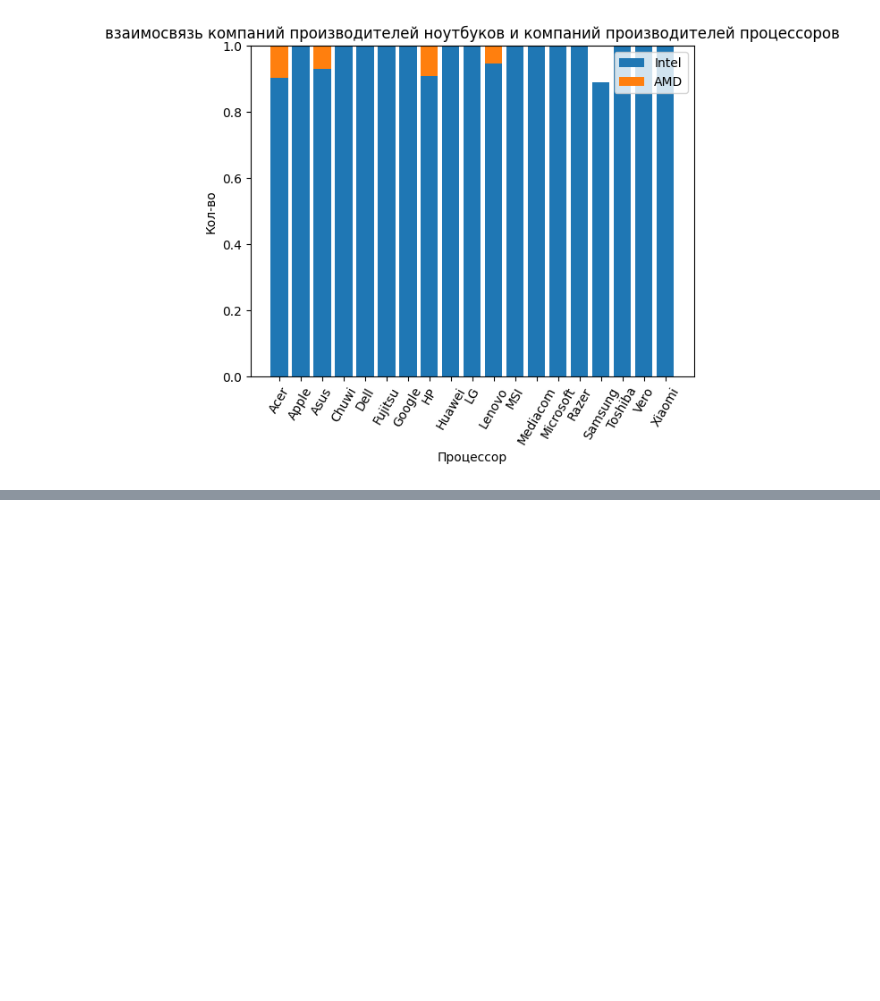
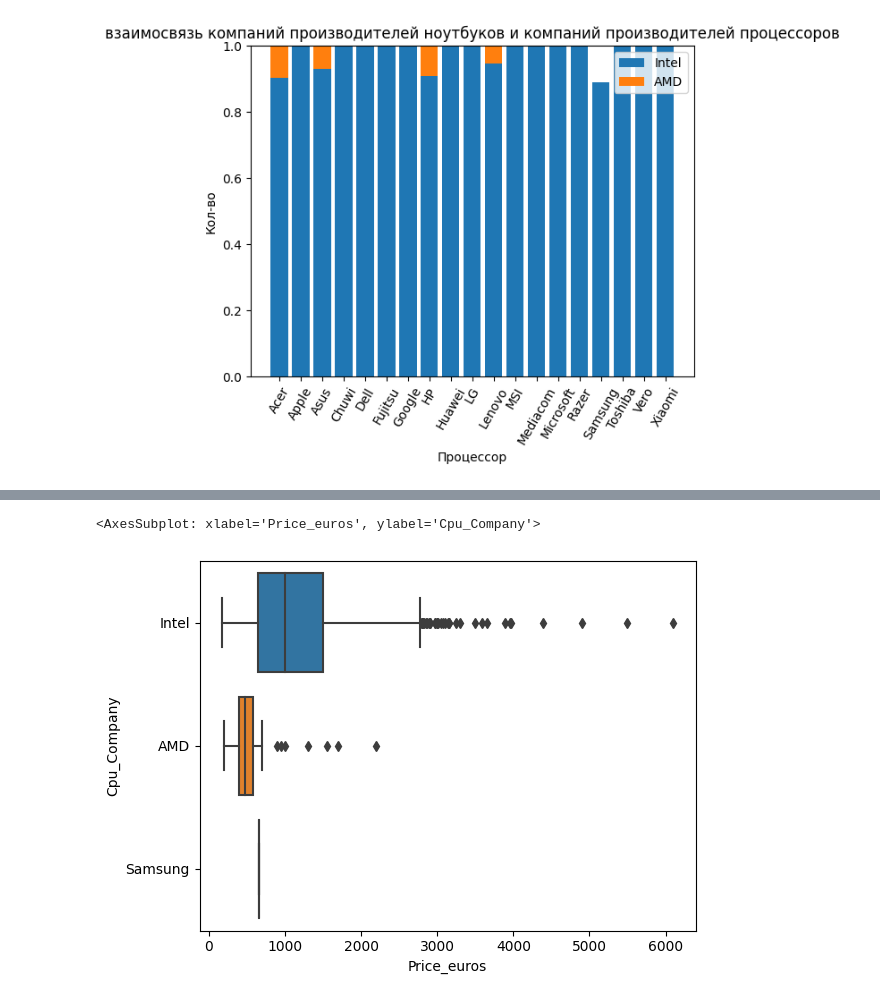
Before and after one commit to sacredsliver/python_analyst, a Jupyter notebook: Sem4/1.ipynb, the cells around one changed output, grey strips where cells are left out. Saved outputs shown, nothing was run; the diff lists cells and outputs as text; code cells hidden in the pictures; blank space fills up the shorter version.

```diff
--- a/Sem4/1.ipynb
+++ b/Sem4/1.ipynb
@@ -208,0 +227,14 @@ plt.xticks(data5['Company'], rotation = 60);
+# %%
+#sns.scatterplot(x=df['Price_euros'], y=df['Cpu_Company']);
+sns.boxplot(x=df['Price_euros'], y=df['Cpu_Company'])
+
+
+
+# plt.title('Время последнего контакта')
+# plt.xlabel('Совершили покупку')
+
+# plt.ylabel('Время в секундах')
+# plt.xticks([0, 1], ['yes', 'no']);
+# %% [output]
+<AxesSubplot: xlabel='Price_euros', ylabel='Cpu_Company'>
+[figure, added]
```
Also changed, not shown: parts of 11 cells of this notebook.
